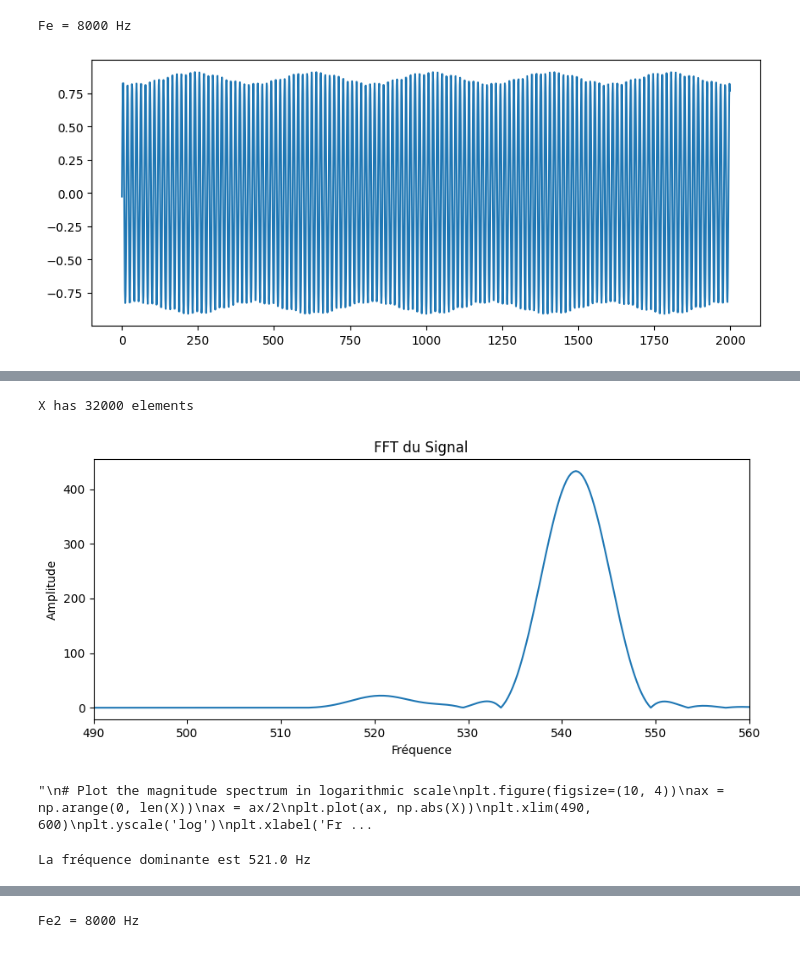
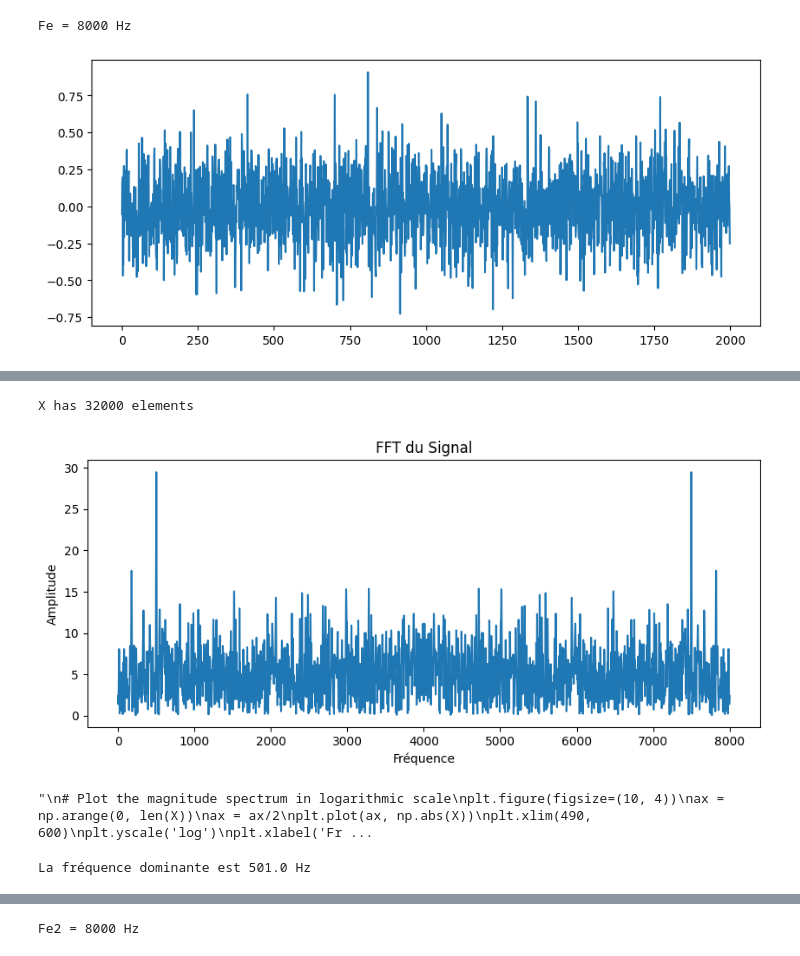
Before and after one commit to Bastaxeloux/si101proj, a Jupyter notebook: decode.ipynb, the cells around one changed output, grey strips where cells are left out. Saved outputs shown, nothing was run; the diff lists cells and outputs as text; code cells hidden in the pictures.

```diff
--- a/decode.ipynb
+++ b/decode.ipynb
@@ -1,25 +1,25 @@
 # %%
 import numpy as np
 import matplotlib.pyplot as plt
 import IPython.display as ipd
 import soundfile as sf
 from scipy.signal import butter, filtfilt
 
-x, Fe = sf.read('symboleU2.wav')
+x, Fe = sf.read('symboleA.wav')
 print('Fe =', Fe, 'Hz')
 
 # Plot the signal
 plt.figure(figsize=(10, 4))
 #plt.xlim(0, 250)
 plt.plot(x)
 
 t=np.arange(0, len(x)/Fe, 1/Fe)
 
 letters=['A', 'B', 'C', 'D', 'E', 'F', 'G', 'H', 'I', 'J', 'K', 'L', 'M', 'N', 'O', 'P', 'Q', 'R', 'S', 'T', 'U', 'V', 'W', 'X', 'Y', 'Z']
 frequences = [501, 502, 503, 504, 505, 506, 507, 508, 509, 510, 511, 512, 513, 514, 515, 516, 517, 518, 519, 520, 521, 522, 523, 524, 525, 526]
 # %% [output]
 Fe = 8000 Hz
-[figure, old version]
+[figure, new version]
 # %%
 ipd.Audio(x, rate=Fe)
 # %% [output]
@@ -42,7 +42,7 @@ plt.figure(figsize=(10, 4))
 ax=np.arange(0,len(X))
 ax=ax/4
 plt.plot(ax,np.abs(X))
-plt.xlim(490, 560)
+#plt.xlim(490, 560)
 plt.xlabel('Fréquence')
 plt.ylabel('Amplitude')
 plt.title('FFT du Signal')
@@ -61,14 +61,14 @@ plt.title('FFT du Signal echelle logarithmique')
 '''
 # %% [output]
 X has 32000 elements
-[figure, old version]
+[figure, new version]
 "\n# Plot the magnitude spectrum in logarithmic scale\nplt.figure(figsize=(10, 4))\nax = np.arange(0, len(X))\nax = ax/2\nplt.plot(ax, np.abs(X))\nplt.xlim(490, 600)\nplt.yscale('log')\nplt.xlabel('Fr ...
 # %%
 max = np.argmax(np.abs(X[2004:2105]))/4
 #print(np.abs(X[2004:2105]))
 print('La fréquence dominante est', np.round(max+501), 'Hz')
 # %% [output]
-La fréquence dominante est 521.0 Hz
+La fréquence dominante est 501.0 Hz
 # %%
 # Calculate the derivative of X_truncated
 X_truncated = X[:2000]
```
Also changed, not shown: parts of 2 cells of this notebook, 3 other files.
